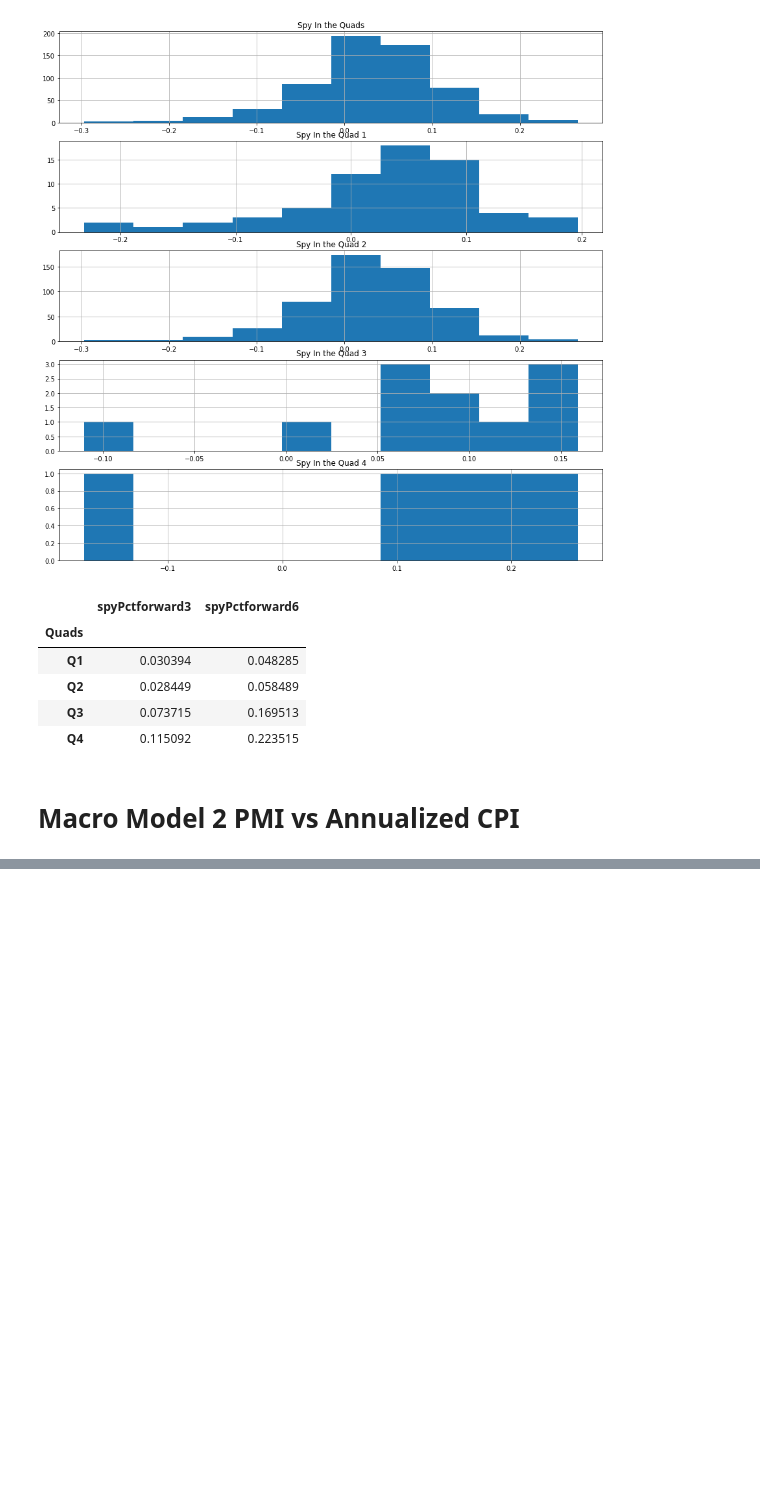
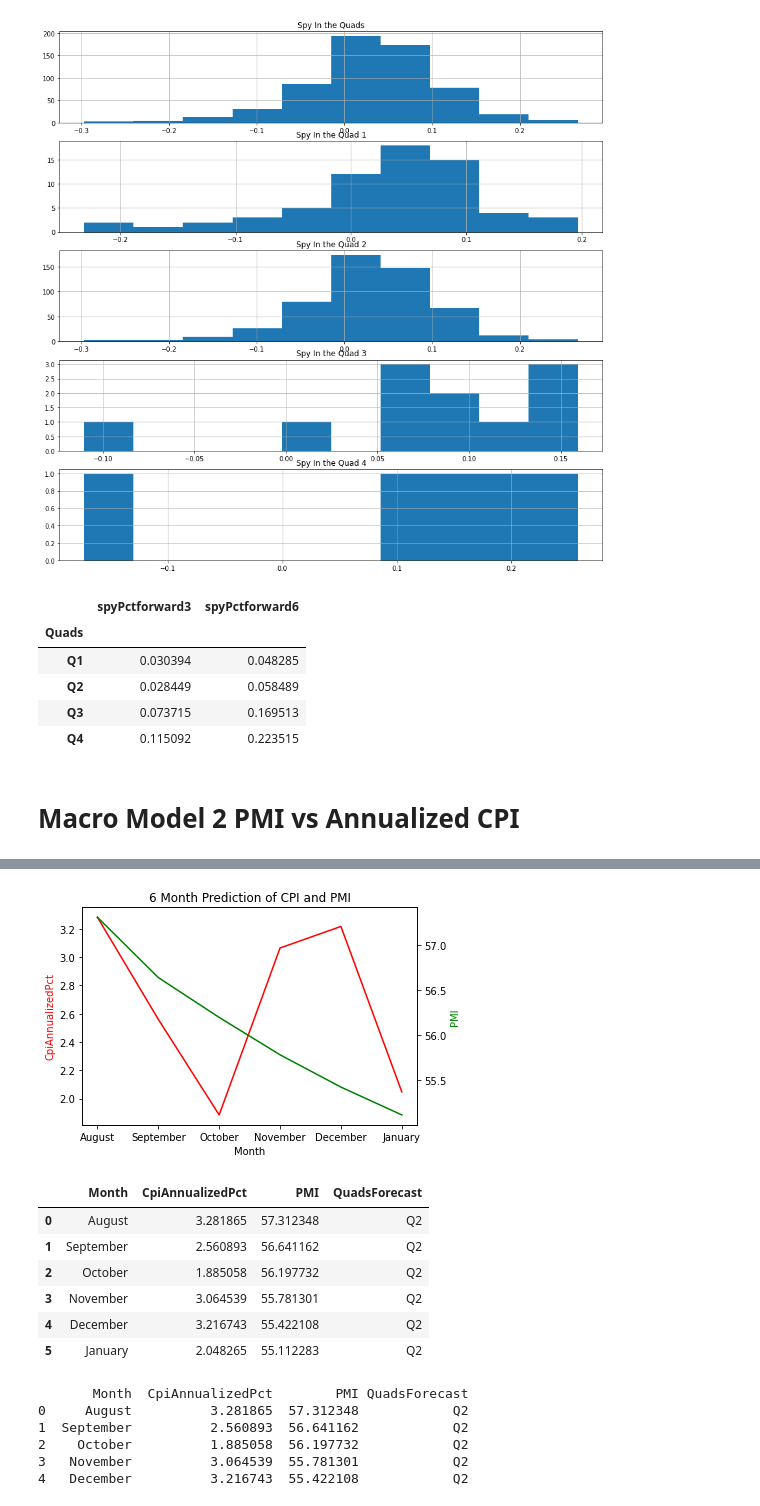
Before and after one commit to AlexNoonan-Syracuse/BigDataProject, a Jupyter notebook: ArimaModels_Alex.ipynb, the cells around one changed output, grey strips where cells are left out. Drawn from its saved outputs; the diff is of its cells as text; code cells hidden in the pictures; blank space fills up the shorter version.

```diff
--- a/ArimaModels_Alex.ipynb
+++ b/ArimaModels_Alex.ipynb
@@ -652,0 +619,41 @@ Spy    6.957683  26.589169
+# %%
+# Forecast plot
+
+fig, ax = plt.subplots()
+plt.title("6 Month Prediction of CPI and PMI")
+ax.plot(finalPredictionsdf['CpiAnnualizedPct'], label= 'CPI Forecast', color='Red')
+ax.set_xlabel("Month")
+ax.set_ylabel("CpiAnnualizedPct", color='Red')
+ax2=ax.twinx()
+ax2.plot(finalPredictionsdf['PMI'], label = 'PMI Forecast', color='Green')
+ax2.set_ylabel("PMI", color='green')
+ax.set_xticks(finalPredictionsdf.index)
+ax.set_xticklabels(nextSixMonths)
+plt.show()
+finalPredictionsdf.head(7)
+# %% [output]
+[figure, added]
+|  | Month | CpiAnnualizedPct | PMI | QuadsForecast |
+| 0 | August | 3.281865 | 57.312348 | Q2 |
+| 1 | September | 2.560893 | 56.641162 | Q2 |
+| 2 | October | 1.885058 | 56.197732 | Q2 |
+| 3 | November | 3.064539 | 55.781301 | Q2 |
+| 4 | December | 3.216743 | 55.422108 | Q2 |
+| 5 | January | 2.048265 | 55.112283 | Q2 |
+# %%
+nextSixMonths = ['August', 'September', 'October', 'November', 'December', 'January']
+
+cpiPredictions = CPIModel.forecast(steps=6)[0]
+
+pmiPredicitions = pmiModel.forecast(steps=6)[0]
+
+finalPredictionsdf = pd.DataFrame({'Month':nextSixMonths,'CpiAnnualizedPct': cpiPredictions, 'PMI':pmiPredicitions })
+finalPredictionsdf['QuadsForecast'] = finalPredictionsdf.apply(lambda row: assign_quads2(row), axis=1)
+print(finalPredictionsdf.head())
+# %% [output]
+       Month  CpiAnnualizedPct        PMI QuadsForecast
+0     August          3.281865  57.312348            Q2
+1  September          2.560893  56.641162            Q2
+2    October          1.885058  56.197732            Q2
+3   November          3.064539  55.781301            Q2
+4   December          3.216743  55.422108            Q2
```
Also changed, not shown: parts of 8 cells of this notebook.
